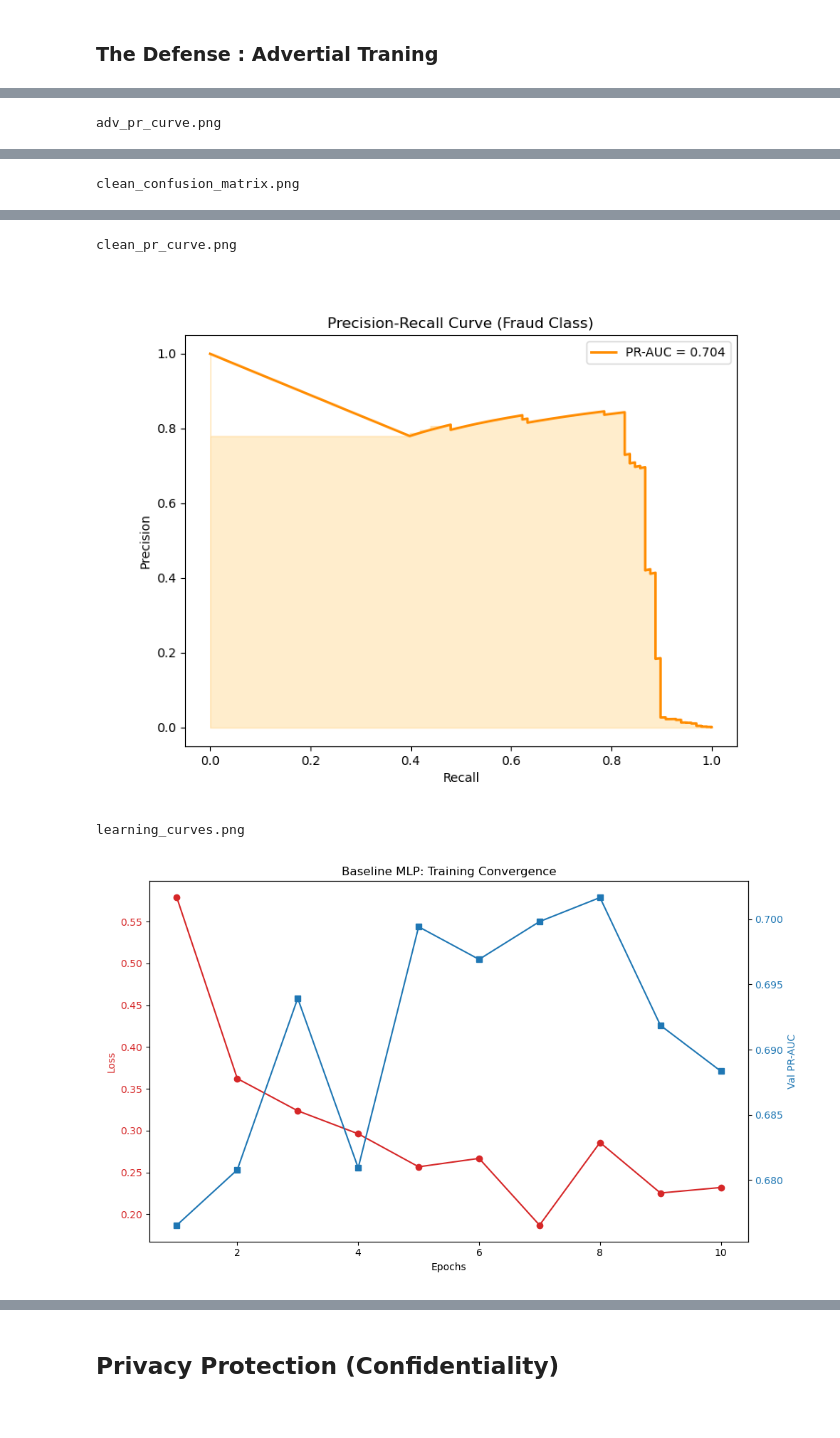
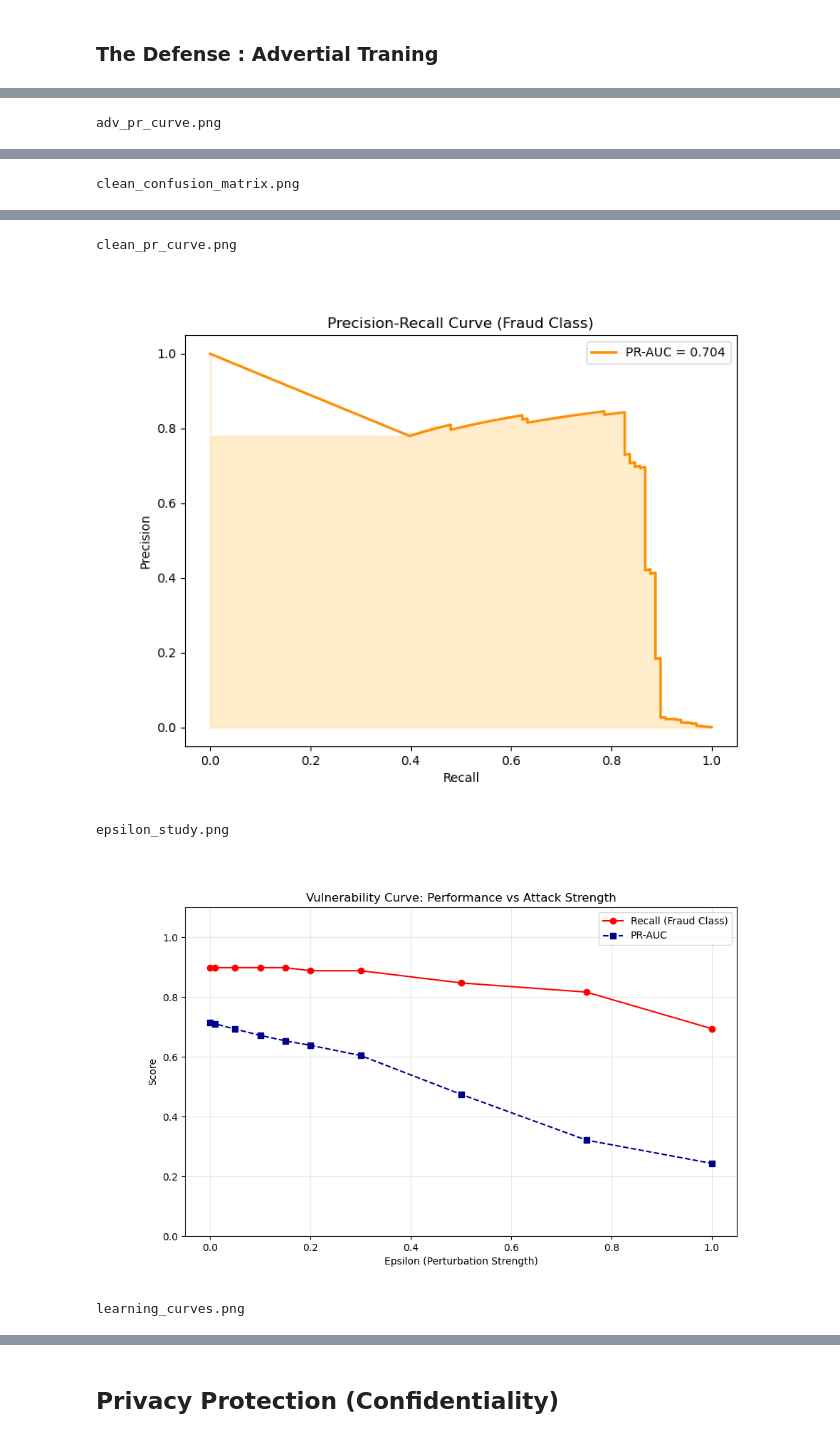
Before and after one commit to alexandre-martel/adversarial-privacy-fraud-detection, a Jupyter notebook: Credit_card_Fraud_results.ipynb, the cells around one changed output, grey strips where cells are left out. Saved outputs shown, nothing was run; the diff lists cells and outputs as text; code cells hidden in the pictures.

```diff
--- a/Credit_card_Fraud_results.ipynb
+++ b/Credit_card_Fraud_results.ipynb
@@ -233,16 +274,17 @@ Epoch 10 | train loss: 0.23193 | val PR-AUC: 0.6883
 # %%
-for file in os.listdir("adversarial_model"):
+for file in os.listdir("results/adversarial_model"):
     if file.endswith(".png"):
         print(f"{file}")
-        display(Image(filename=os.path.join("adversarial_model", file)))
+        display(Image(filename=os.path.join("results", "adversarial_model", file)))
 # %% [output]
 adv_confusion_matrix.png
 [figure]
 adv_pr_curve.png
 [figure]
 clean_confusion_matrix.png
 [figure]
 clean_pr_curve.png
 [figure]
-learning_curves.png
+epsilon_study.png
-[figure, old version]
+[figure, new version]
+learning_curves.png
```
Also changed, not shown: parts of 47 cells of this notebook, 53 other files.
